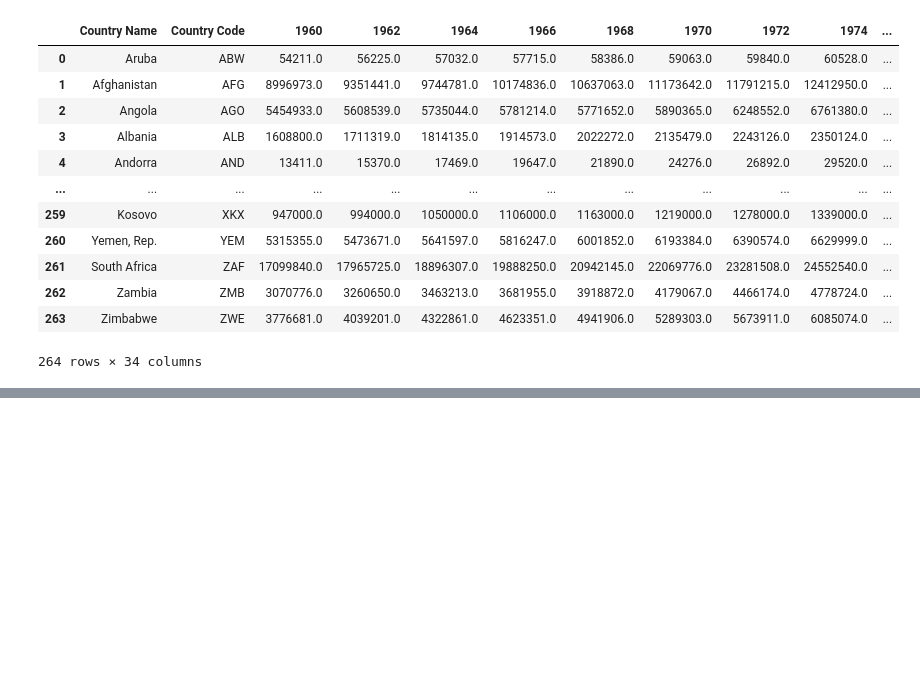
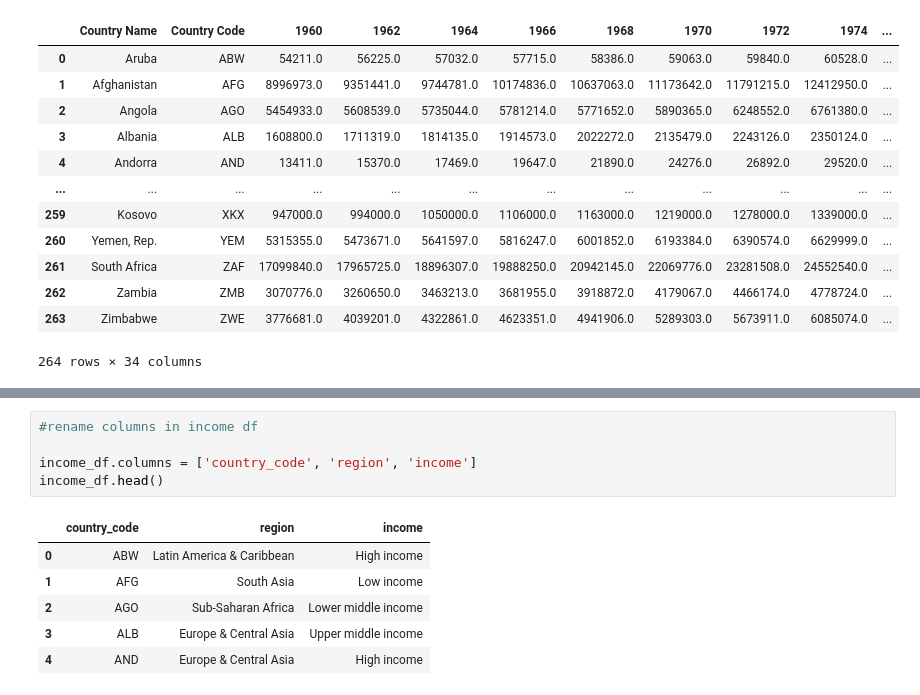
Before and after one commit to alextorres12/ELT-olympic-demographics, a Jupyter notebook: population.ipynb, the cells around one changed output, grey strips where cells are left out. Drawn from its saved outputs; the diff is of its cells as text; blank space fills up the shorter version.

```diff
--- a/population.ipynb
+++ b/population.ipynb
@@ -105,0 +130,12 @@ KeyError: 'None of [None] are in the columns'
+# %%
+#rename columns in income df
+
+income_df.columns = ['country_code', 'region', 'income']
+income_df.head()
+# %% [output]
+|  | country_code | region | income |
+| 0 | ABW | Latin America & Caribbean | High income |
+| 1 | AFG | South Asia | Low income |
+| 2 | AGO | Sub-Saharan Africa | Lower middle income |
+| 3 | ALB | Europe & Central Asia | Upper middle income |
+| 4 | AND | Europe & Central Asia | High income |
```
Also changed, not shown: parts of 2 cells of this notebook.
